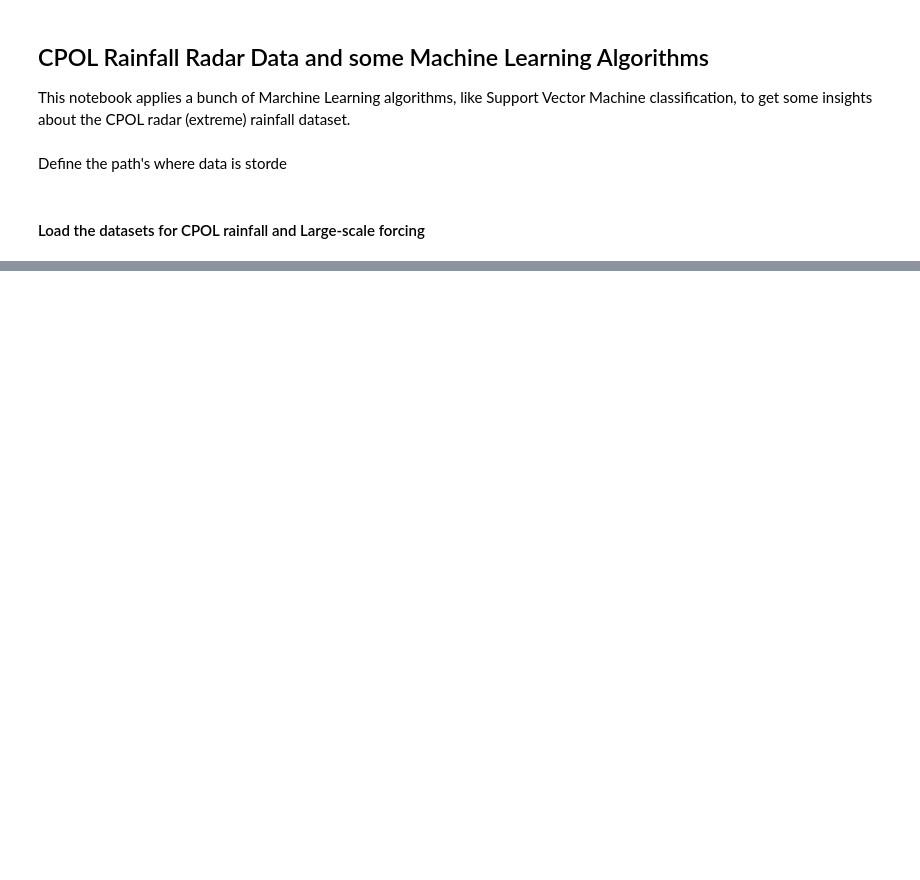
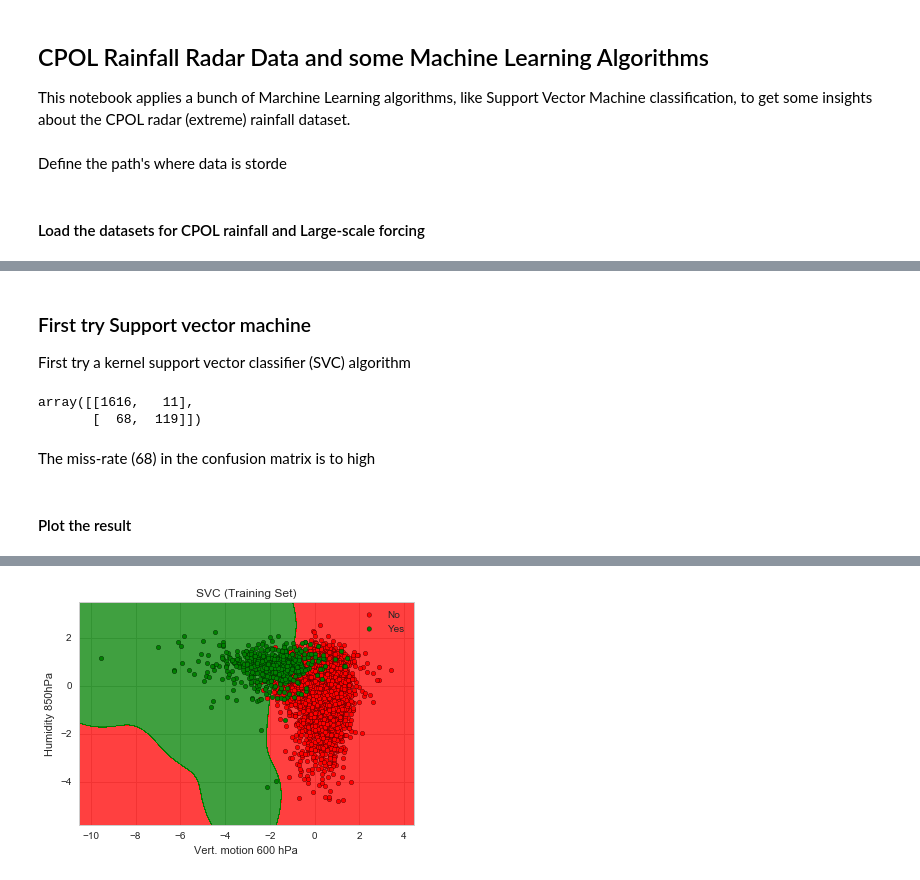
Before and after one commit to antarcticrainforest/RainfallExtremes, a Jupyter notebook: python/ML_Algos.ipynb, the cells around one changed output, grey strips where cells are left out. Cells and saved outputs as stored; diff of their text form; code cells hidden in the pictures; blank space fills up the shorter version.

```diff
--- a/python/ML_Algos.ipynb
+++ b/python/ML_Algos.ipynb
@@ -332,0 +57,15 @@ py.iplot({'data': scatter, 'layout': layout}, filename='3d_scatter-cluster')
+# %%
+values=['omega','q','Event']
+level = [615,865,'sfc']
+var = []
+D={}
+for l,v in enumerate(values):
+    D[v] = data[v][level[l]].values
+    idx = data[v].index
+    if v != 'Event':
+        var.append(v)
+
+D=pd.DataFrame(D, index=idx)
+idx = D.loc[D['omega']>1000].index
+D.loc[idx] = np.nan
+D = D.dropna()
@@ -332,0 +170,41 @@ py.iplot({'data': scatter, 'layout': layout}, filename='3d_scatter-cluster')
+# %%
+def plot_classifier(X_set, y_set, classifier, xlabel=None, ylabel=None, title=None):
+    label = {1:'Yes', 0:'No'}
+    X1, X2 = np.meshgrid(np.arange(start = X_set[:, 0].min() - 1, stop = X_set[:, 0].max() + 1, step = 0.01),
+                     np.arange(start = X_set[:, 1].min() - 1, stop = X_set[:, 1].max() + 1, step = 0.01))
+    plt.contourf(X1, X2, classifier.predict(np.array([X1.ravel(), X2.ravel()]).T).reshape(X1.shape),
+             alpha = 0.75, cmap = ListedColormap(('red', 'green')))
+    plt.xlim(X1.min(), X1.max())
+    plt.ylim(X2.min(), X2.max())
+
+    for i, j in enumerate(np.unique(y_set)):
+        plt.scatter(X_set[y_set == j, 0], X_set[y_set == j, 1],
+                    c = ListedColormap(('red', 'green'))(i), label = label[i] )
+    plt.title(title)
+    plt.xlabel(xlabel)
+    plt.ylabel(ylabel)# Visualising the Test set results
+    plt.legend()
+# %% [markdown]
+### First try Support vector machine
+First try a kernel support vector classifier (SVC) algorithm
+# %%
+classifier = SVC(C=1, kernel = 'rbf', degree = 5 ,gamma='auto')
+classifier.fit(X_train, y_train)
+# Predicting the Test set results
+y_pred = classifier.predict(X_test)
+# Making the Confusion Matrix
+from sklearn.metrics import confusion_matrix
+cm = confusion_matrix(y_test, y_pred)
+label = {1:'Extreme-Event', 0:'No-Extreme-Event'}
+cm
+# %% [output]
+array([[1616,   11],
+       [  68,  119]])
+# %% [markdown]
+The miss-rate (68) in the confusion matrix is to high
+# %% [markdown]
+#### Plot the result
+# %%
+plot_classifier(X_train, y_train, classifier, xlabel='Vert. motion 600 hPa', ylabel='Humidity 850hPa',
+                title='SVC (Training Set)')
+# %% [output]
@@ -332,0 +215 @@ py.iplot({'data': scatter, 'layout': layout}, filename='3d_scatter-cluster')
+[figure, added]
```
Also changed, not shown: parts of 51 cells of this notebook.
